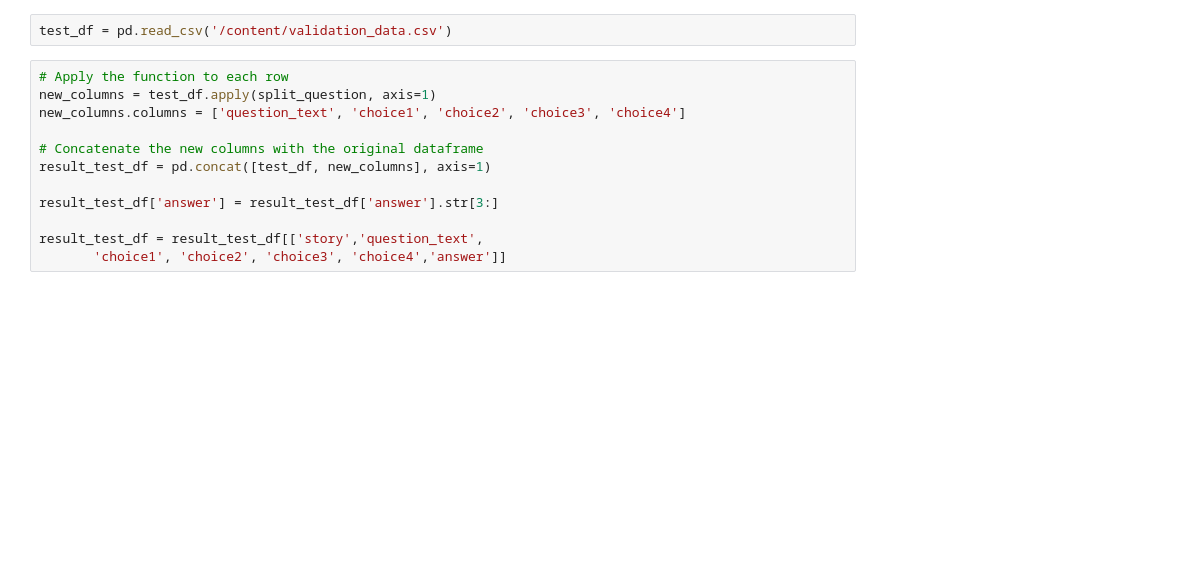
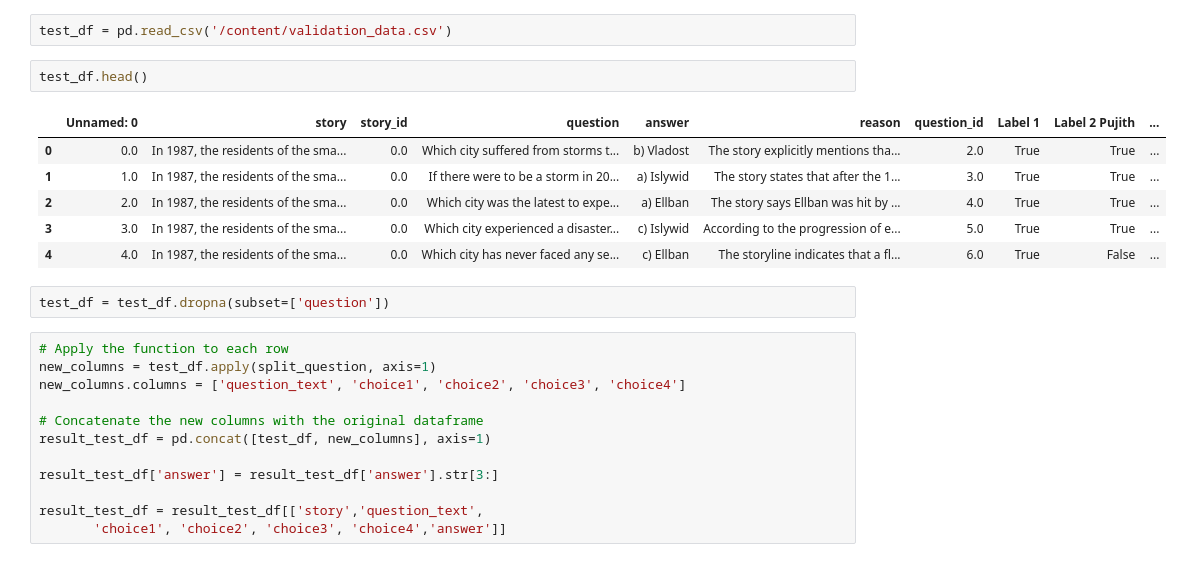
Before and after one commit to anudeep-dasari/temporal-reasoning, a Jupyter notebook: TR_MCQA.ipynb, the cells around one changed output. Saved outputs shown, nothing was run; the diff lists cells and outputs as text; blank space fills up the shorter version.

```diff
--- a/TR_MCQA.ipynb
+++ b/TR_MCQA.ipynb
@@ -277,6 +366,17 @@ trainer.save_model("my_model")
 ## Preprocess the training data
 # %%
 test_df = pd.read_csv('/content/validation_data.csv')
+# %%
+test_df.head()
+# %% [output]
+|  | Unnamed: 0 | story | story_id | question | answer | reason | question_id | Label 1 | Label 2 Pujith | ... |
+| 0 | 0.0 | In 1987, the residents of the sma... | 0.0 | Which city suffered from storms t... | b) Vladost | The story explicitly mentions tha... | 2.0 | True | True | ... |
+| 1 | 1.0 | In 1987, the residents of the sma... | 0.0 | If there were to be a storm in 20... | a) Islywid | The story states that after the 1... | 3.0 | True | True | ... |
+| 2 | 2.0 | In 1987, the residents of the sma... | 0.0 | Which city was the latest to expe... | a) Ellban | The story says Ellban was hit by ... | 4.0 | True | True | ... |
+| 3 | 3.0 | In 1987, the residents of the sma... | 0.0 | Which city experienced a disaster... | c) Islywid | According to the progression of e... | 5.0 | True | True | ... |
+| 4 | 4.0 | In 1987, the residents of the sma... | 0.0 | Which city has never faced any se... | c) Ellban | The storyline indicates that a fl... | 6.0 | True | False | ... |
+# %%
+test_df = test_df.dropna(subset=['question'])
 # %%
 # Apply the function to each row
 new_columns = test_df.apply(split_question, axis=1)
```
Also changed, not shown: parts of 17 cells of this notebook.
